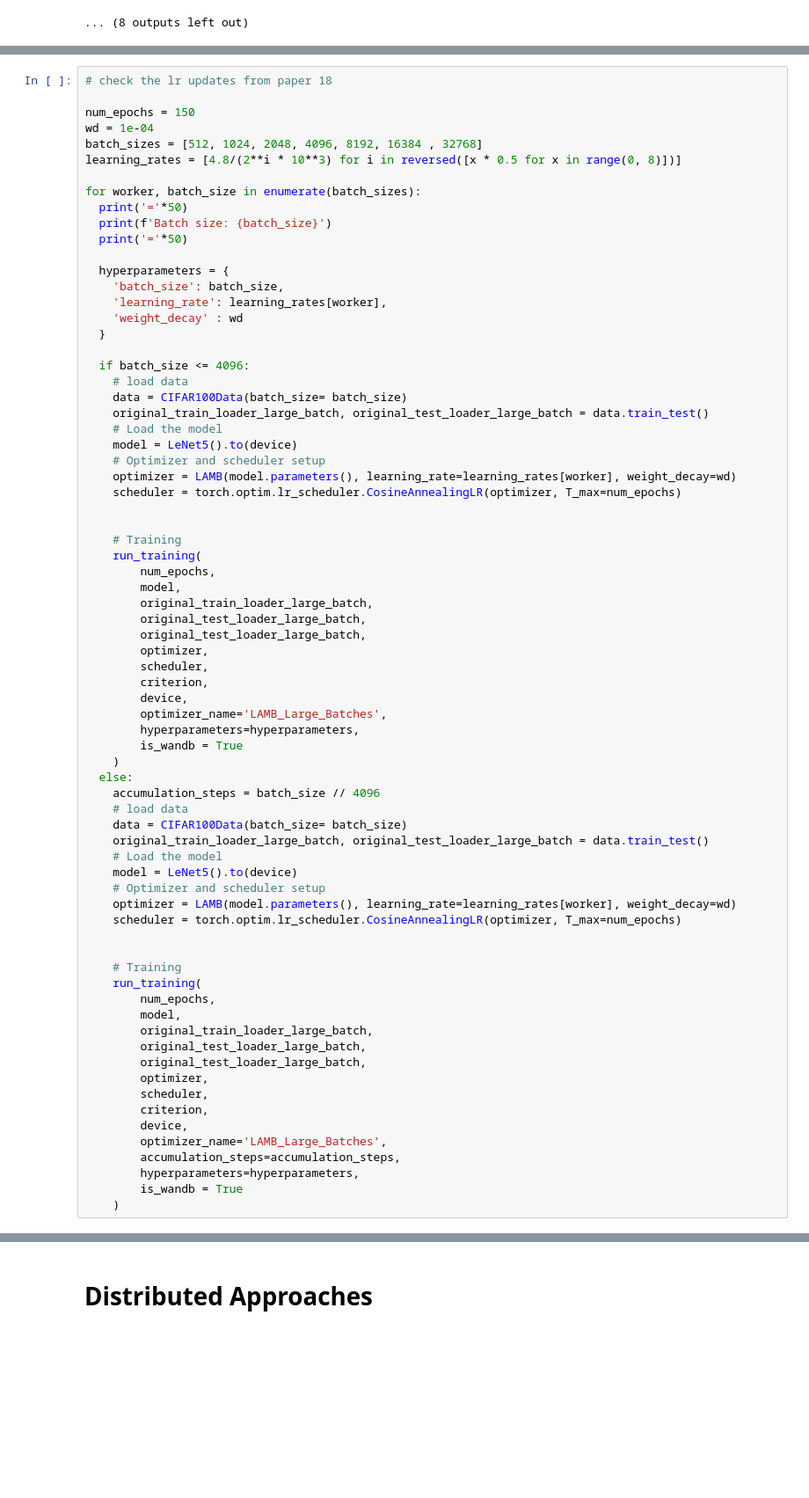
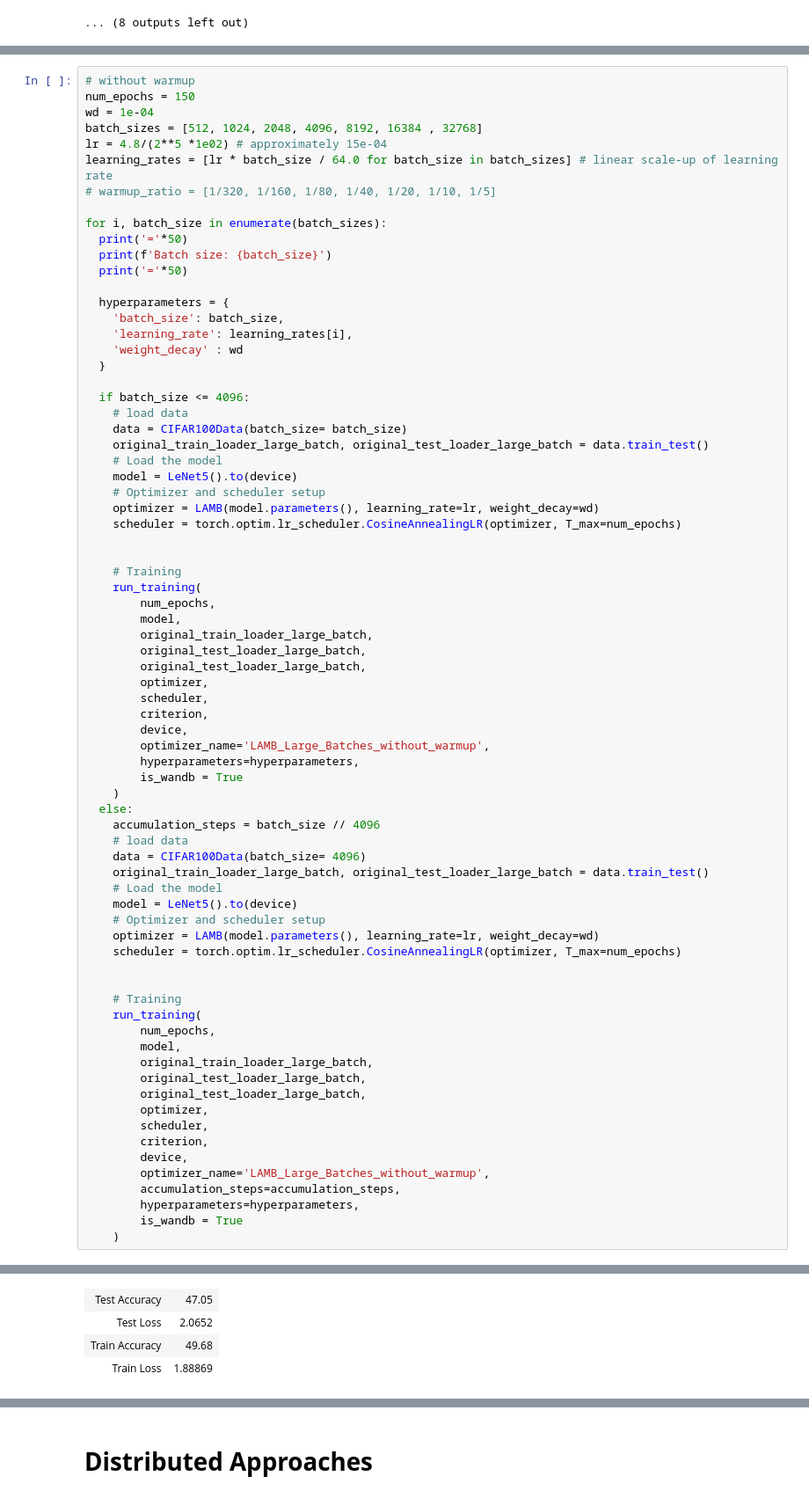
Before and after one commit to aliarabbasi5155/Distributed-Machine-Learning-Algorithms, a Jupyter notebook: project_MLDL.ipynb, the cells around one changed output, grey strips where cells are left out. Shown at 88% size. Drawn from its saved outputs; the diff is of its cells as text; blank space fills up the shorter version.

```diff
--- a/project_MLDL.ipynb
+++ b/project_MLDL.ipynb
@@ -1569,19 +1688,20 @@ View project at https://wandb.ai/mldlpolitofari733/cifar100-training-mldl2024-ba
 # %%
-# check the lr updates from paper 18
-
+# without warmup
 num_epochs = 150
 wd = 1e-04
 batch_sizes = [512, 1024, 2048, 4096, 8192, 16384 , 32768]
-learning_rates = [4.8/(2**i * 10**3) for i in reversed([x * 0.5 for x in range(0, 8)])]
+lr = 4.8/(2**5 *1e02) # approximately 15e-04
+learning_rates = [lr * batch_size / 64.0 for batch_size in batch_sizes] # linear scale-up of learning rate
+# warmup_ratio = [1/320, 1/160, 1/80, 1/40, 1/20, 1/10, 1/5]
 
-for worker, batch_size in enumerate(batch_sizes):
+for i, batch_size in enumerate(batch_sizes):
   print('='*50)
   print(f'Batch size: {batch_size}')
   print('='*50)
 
   hyperparameters = {
     'batch_size': batch_size,
-    'learning_rate': learning_rates[worker],
+    'learning_rate': learning_rates[i],
     'weight_decay' : wd
   }
 
@@ -1592,7 +1712,7 @@ for worker, batch_size in enumerate(batch_sizes):
     # Load the model
     model = LeNet5().to(device)
     # Optimizer and scheduler setup
-    optimizer = LAMB(model.parameters(), learning_rate=learning_rates[worker], weight_decay=wd)
+    optimizer = LAMB(model.parameters(), learning_rate=lr, weight_decay=wd)
     scheduler = torch.optim.lr_scheduler.CosineAnnealingLR(optimizer, T_max=num_epochs)
 
 
@@ -1607,19 +1727,19 @@ for worker, batch_size in enumerate(batch_sizes):
         scheduler,
         criterion,
         device,
-        optimizer_name='LAMB_Large_Batches',
+        optimizer_name='LAMB_Large_Batches_without_warmup',
         hyperparameters=hyperparameters,
         is_wandb = True
     )
   else:
     accumulation_steps = batch_size // 4096
     # load data
-    data = CIFAR100Data(batch_size= batch_size)
+    data = CIFAR100Data(batch_size= 4096)
     original_train_loader_large_batch, original_test_loader_large_batch = data.train_test()
     # Load the model
     model = LeNet5().to(device)
     # Optimizer and scheduler setup
-    optimizer = LAMB(model.parameters(), learning_rate=learning_rates[worker], weight_decay=wd)
+    optimizer = LAMB(model.parameters(), learning_rate=lr, weight_decay=wd)
     scheduler = torch.optim.lr_scheduler.CosineAnnealingLR(optimizer, T_max=num_epochs)
 
 
@@ -1634,7 +1754,7 @@ for worker, batch_size in enumerate(batch_sizes):
         scheduler,
         criterion,
         device,
-        optimizer_name='LAMB_Large_Batches',
+        optimizer_name='LAMB_Large_Batches_without_warmup',
         accumulation_steps=accumulation_steps,
         hyperparameters=hyperparameters,
         is_wandb = True
@@ -1686,0 +1778,4 @@ Validation Loss: 3.150032651424408, Validation Accuracy: 24.52
+| Test Accuracy | 47.05 |
+| Test Loss | 2.0652 |
+| Train Accuracy | 49.68 |
+| Train Loss | 1.88869 |
```
Also changed, not shown: parts of 48 cells of this notebook, 2 other files.
